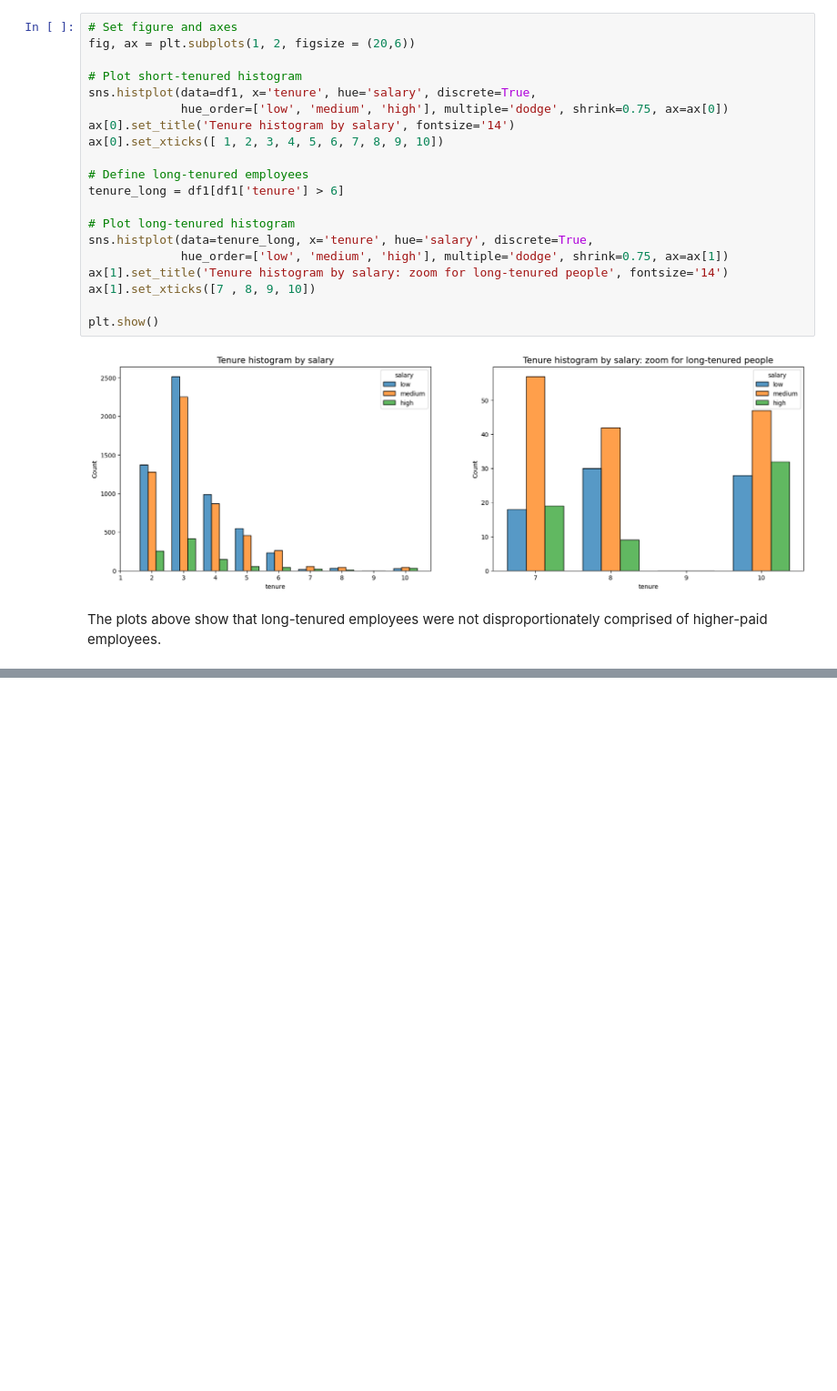
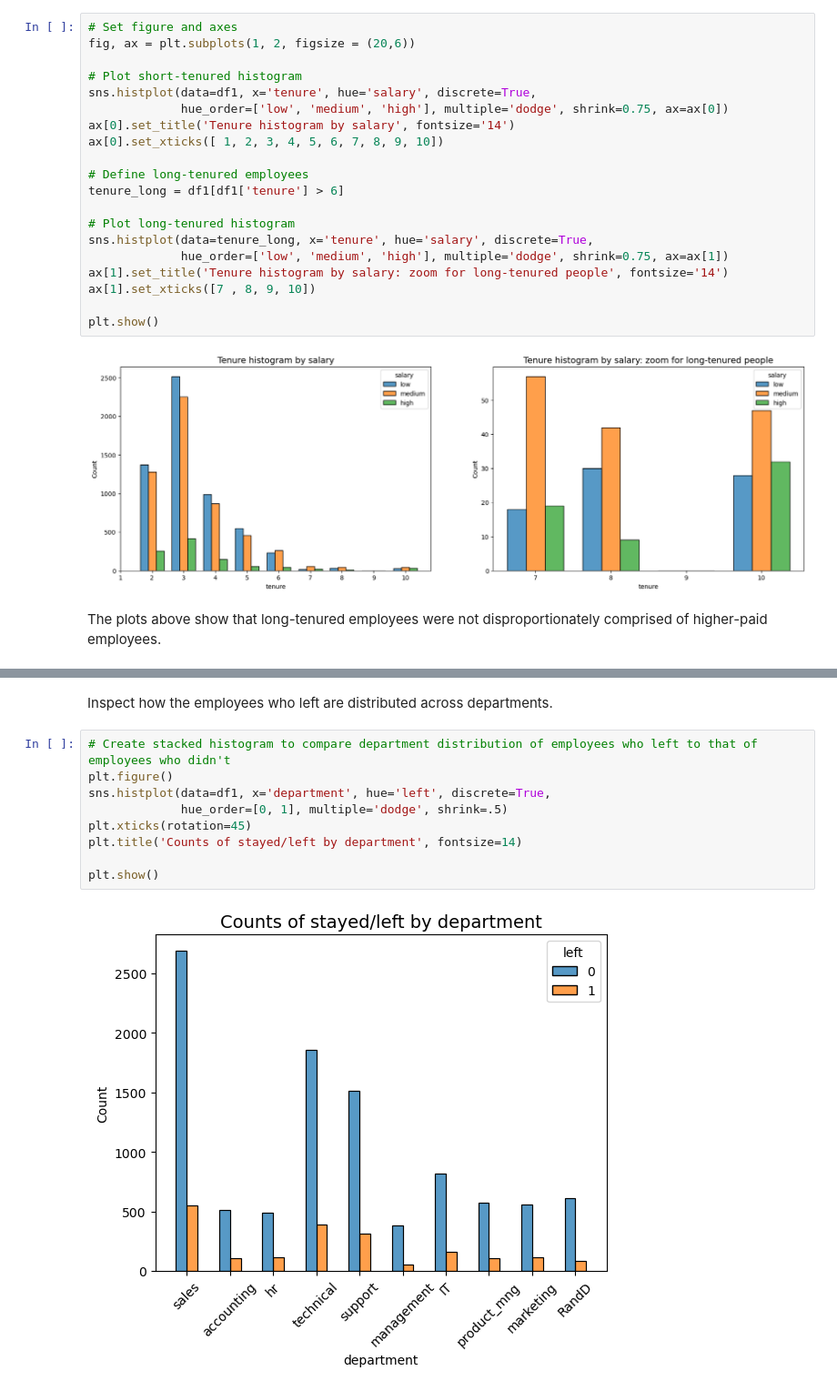
Before and after one commit to AlbertoMPalacioBastos/Machine_Learning_to_provide_insights_for_Human_Resources, a Jupyter notebook: Salifort Motors Project.ipynb, the cells around one changed output, grey strips where cells are left out. Shown at 91% size. Saved outputs shown, nothing was run; the diff lists cells and outputs as text; blank space fills up the shorter version.

```diff
--- a/Salifort Motors Project.ipynb
+++ b/Salifort Motors Project.ipynb
@@ -576,0 +613,13 @@ The plots above show that long-tenured employees were not disproportionately com
+# %% [markdown]
+Inspect how the employees who left are distributed across departments.
+# %%
+# Create stacked histogram to compare department distribution of employees who left to that of employees who didn't
+plt.figure()
+sns.histplot(data=df1, x='department', hue='left', discrete=True,
+             hue_order=[0, 1], multiple='dodge', shrink=.5)
+plt.xticks(rotation=45)
+plt.title('Counts of stayed/left by department', fontsize=14)
+
+plt.show()
+# %% [output]
+[figure, added]
```
Also changed, not shown: parts of 11 cells of this notebook.
